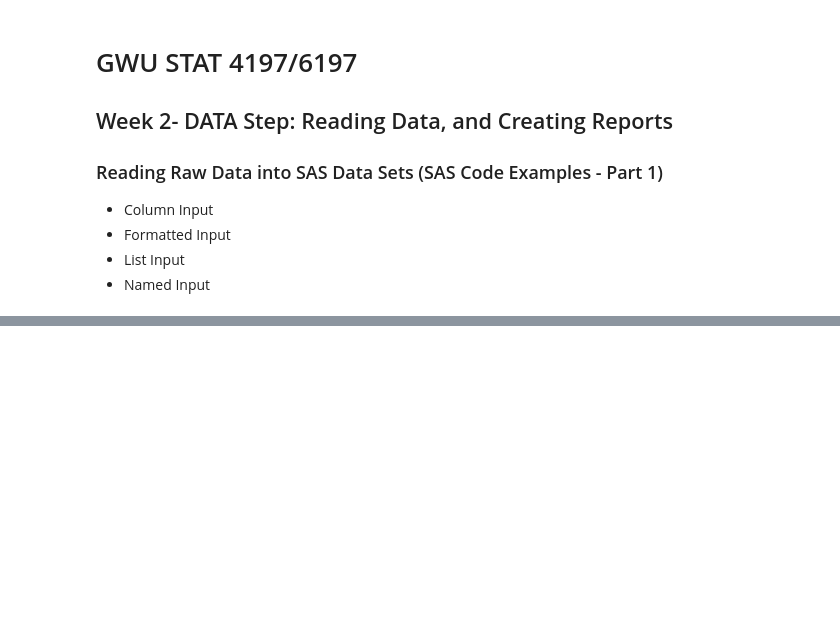
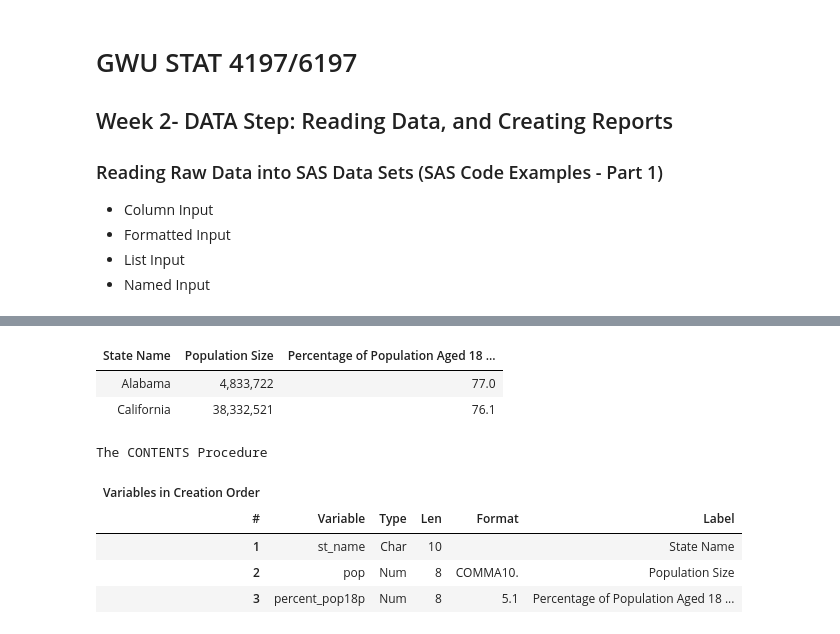
Before and after one commit to ProcJimi/curriculum, a Jupyter notebook: Week2/Week2_Part1.ipynb, the cells around one changed output, grey strips where cells are left out. Cells and saved outputs as stored; diff of their text form; code cells hidden in the pictures; blank space fills up the shorter version.

```diff
--- a/Week2/Week2_Part1.ipynb
+++ b/Week2/Week2_Part1.ipynb
@@ -249,0 +590,29 @@ run;
+# %%
+title;
+*Ex7_Simple_List_Input.sas (Part 7);
+DATA Work.Have7;
+    LENGTH  st_name $ 10;
+    INPUT st_name $ pop percent_pop18p ;
+    FORMAT pop comma10. percent_pop18p 5.1;
+    LABEL st_name='State Name'
+          pop='Population Size'
+          percent_pop18p='Percentage of Population Aged 18 Years and Older';
+    DATALINES;
+    Alabama 4833722  77
+    California 38332521 76.1
+  ;
+  proc print data=work.Have7 noobs labels; run;
+  proc contents data=work.Have7 varnum;
+  ods select position;
+  run;
+  title;
+# %% [output]
+| State Name | Population Size | Percentage of Population Aged 18 ... |
+| Alabama | 4,833,722 | 77.0 |
+| California | 38,332,521 | 76.1 |
+The CONTENTS Procedure
+| Variables in Creation Order |  |  |  |  |  |
+| # | Variable | Type | Len | Format | Label |
+| 1 | st_name | Char | 10 |  | State Name |
+| 2 | pop | Num | 8 | COMMA10. | Population Size |
+| 3 | percent_pop18p | Num | 8 | 5.1 | Percentage of Population Aged 18 ... |
```
Also changed, not shown: parts of 162 cells of this notebook, 4 other files.
